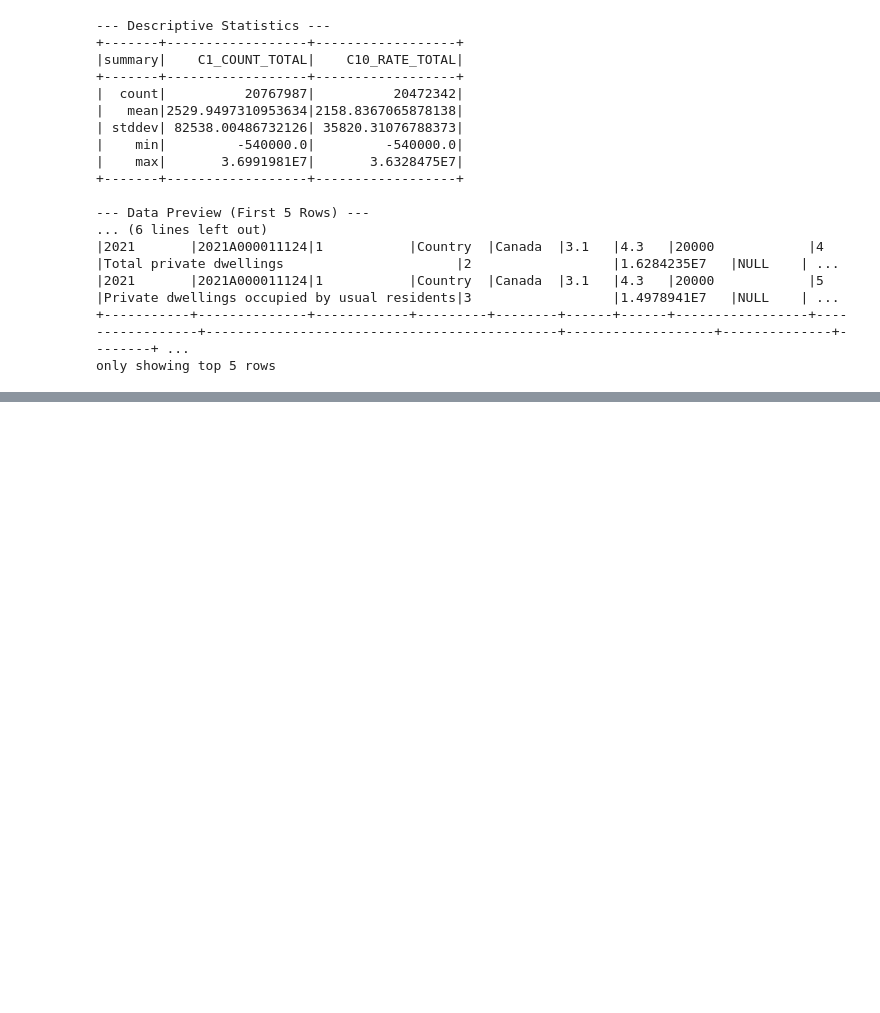
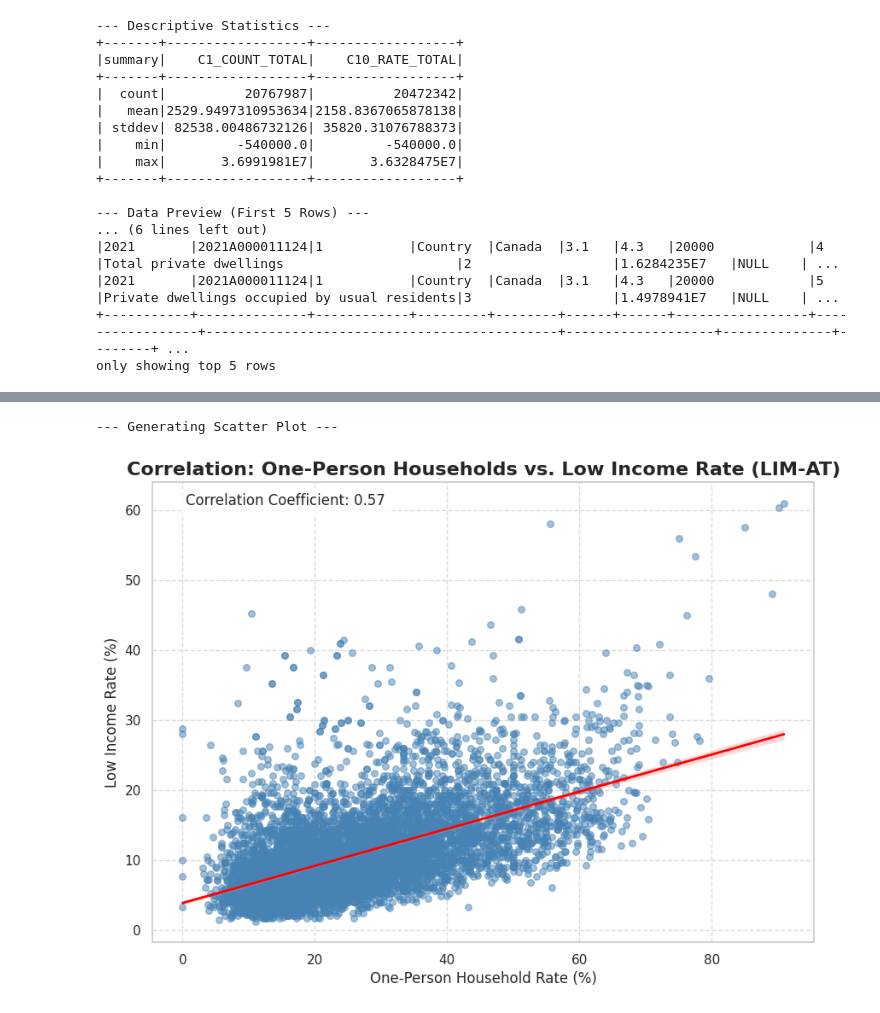
Before and after one commit to Toa-0128/2021-Census-of-Population-analysis, a Jupyter notebook: consus.ipynb, the cells around one changed output, grey strips where cells are left out. Drawn from its saved outputs; the diff is of its cells as text; code cells hidden in the pictures; blank space fills up the shorter version.

```diff
--- a/consus.ipynb
+++ b/consus.ipynb
@@ -238,0 +454,46 @@ only showing top 5 rows
+# %%
+# ---------------------------------------------------------
+# 2. Scatter Plot: Correlation Analysis
+# ---------------------------------------------------------
+print("\n--- Generating Scatter Plot ---")
+
+# Execute the correlation query
+df_corr_spark = spark.sql(correlation_query)
+
+# Convert to Pandas
+# Note: For very large datasets, consider using .sample() in Spark before converting
+pdf_corr = df_corr_spark.toPandas()
+
+# Initialize the figure
+plt.figure(figsize=(10, 7))
+
+# Create Scatter Plot with Regression Line
+sns.regplot(
+    data=pdf_corr,
+    x="One_Person_Rate",
+    y="Low_Income_Rate",
+    scatter_kws={'alpha': 0.5, 's': 30}, # Adjust transparency and dot size
+    line_kws={'color': 'red', 'linewidth': 2}, # Highlight trend line
+    color='steelblue'
+)
+
+# Customize Layout
+plt.title("Correlation: One-Person Households vs. Low Income Rate (LIM-AT)", fontsize=16, fontweight='bold')
+plt.xlabel("One-Person Household Rate (%)", fontsize=12)
+plt.ylabel("Low Income Rate (%)", fontsize=12)
+
+# Calculate and display correlation coefficient (Pearson)
+corr_coef = pdf_corr['One_Person_Rate'].corr(pdf_corr['Low_Income_Rate'])
+plt.text(
+    x=0.05, y=0.95,
+    s=f'Correlation Coefficient: {corr_coef:.2f}',
+    transform=plt.gca().transAxes,
+    fontsize=12,
+    bbox=dict(facecolor='white', alpha=0.8)
+)
+
+plt.grid(True, linestyle='--', alpha=0.7)
+plt.show()
+# %% [output]
+--- Generating Scatter Plot ---
+[figure, added]
```
Also changed, not shown: parts of 10 cells of this notebook.
